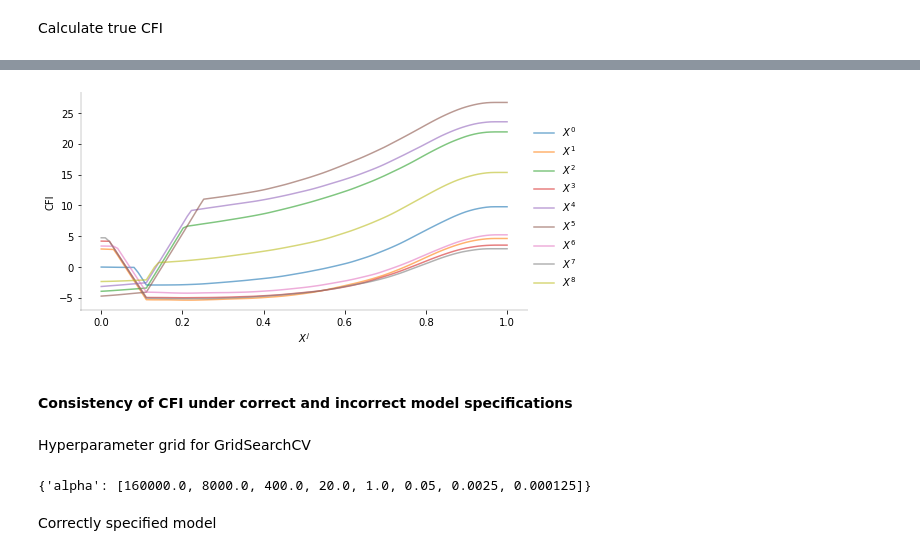
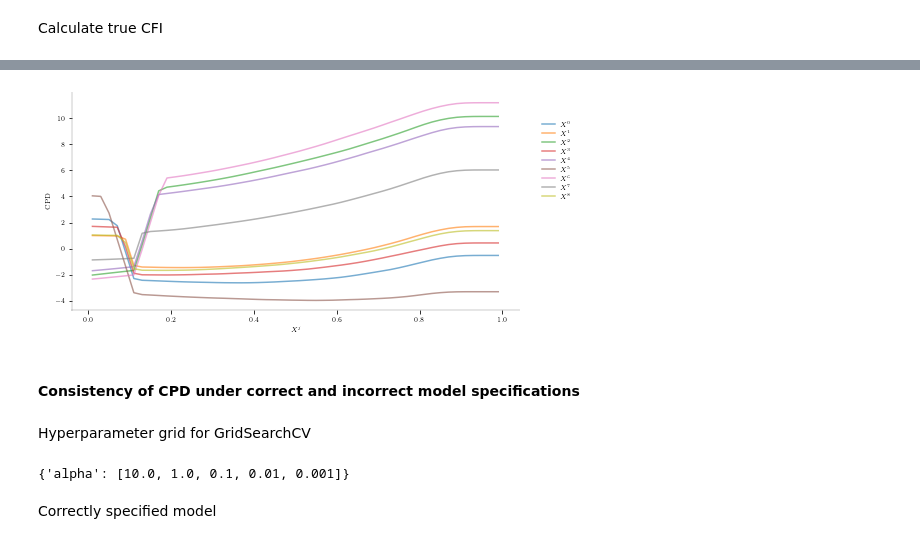
Before and after one commit to shimenghuang/KernelBiome, a Jupyter notebook: notebooks/consistency_of_cfi_and_cpd.ipynb, the cells around one changed output, grey strips where cells are left out. Cells and saved outputs as stored; diff of their text form; code cells hidden in the pictures.

```diff
--- a/notebooks/consistency_of_cfi_and_cpd.ipynb
+++ b/notebooks/consistency_of_cfi_and_cpd.ipynb
@@ -47,24 +36,34 @@ def true_fun(X):
+# %%
+# Note: this ref_pt is a global variable
+p = 9
+ref_pt = np.array([0.06544714, 0.08760064, 0.17203408, 0.07502236, 0.1642615,
+                   0.03761901, 0.18255478, 0.13099514, 0.08446536])
+
+def true_fun_(x):
+    return 100*k_hilbert2(x, ref_pt, a=1, b=-np.inf)
+
+def true_fun(X):
+    return vmap(true_fun_)(X)
 # %%
-def gen_data(n, true_fun):
-    mu = [0,0,0]
+def gen_data(n):
+    mu = [0, 0, 0]
     cov = [[1, 0.25, -0.25],
-        [0.25, 1, 0.25],
-        [-0.25, 0.25, 1]]
-    X1 = rng.multivariate_normal(mu, cov, n) # 0, 1, 2
-    X2 = rng.multivariate_normal(mu, cov, n) # 3, 4, 5
-    X3 = rng.multivariate_normal(mu, cov, n) # 6, 7, 8
+           [0.25, 1, 0.25],
+           [-0.25, 0.25, 1]]
+    X1 = rng.multivariate_normal(mu, cov, n)  # 0, 1, 2
+    X2 = rng.multivariate_normal(mu, cov, n)  # 3, 4, 5
+    X3 = rng.multivariate_normal(mu, cov, n)  # 6, 7, 8
     X = np.concatenate([X1, X2, X3], axis=1)
     X = np.exp(X)
-    X /= X.sum(axis=1)[:,None]
-    y = true_fun(X) + rng.normal(0,1,n)
+    X /= X.sum(axis=1)[:, None]
+    y = true_fun(X) + rng.normal(0, 1, n)
     return X, y
 # %% [markdown]
 Calculate true CFI
 # %%
-n = 10**4
+n = 10**3
 p = 9
-n_grid = 100
-cfi_vals_true = np.zeros((p,n_grid))
-supp_grid = get_gen_grid(n_grid, p, 0, 1)
-X, y = gen_data(n, true_fun)
-cfi_vals_true = get_cfi(X, supp_grid, true_fun)
+n_grid = 50
+supp_grid = get_gen_grid(n_grid, p, 0.01, 0.99)
+X, y = gen_data(n)
+cpd_vals_true = get_cpd(X, supp_grid, true_fun)
@@ -73,13 +70,13 @@ WARNING:absl:No GPU/TPU found, falling back to CPU. (Set TF_CPP_MIN_LOG_LEVEL=0
 # %%
 fig, axs = plt.subplots(1,1,figsize=(8,4))
-plot_cfi(supp_grid, cfi_vals_true, labels=[f'$X^{jj}$' for jj in range(X.shape[1])], axs=axs)
+plot_cpd(supp_grid, cpd_vals_true, labels=[f'$X^{jj}$' for jj in range(X.shape[1])], axs=axs)
 handles, labels = axs.get_legend_handles_labels()
 fig.legend(handles, labels, bbox_to_anchor=(1, 0.8), frameon=False)
 plt.show()
 # %% [output]
-[figure, old version]
+[figure, new version]
 # %% [markdown]
-#### Consistency of CFI under correct and incorrect model specifications
+#### Consistency of CPD under correct and incorrect model specifications
 # %%
 def run_consistency(ns, gen_data_fun, estimator_fun, n_repeat=10):
     """
@@ -111,12 +108,10 @@ def run_consistency(ns, gen_data_fun, estimator_fun, n_repeat=10):
 # %% [markdown]
 Hyperparameter grid for GridSearchCV
 # %%
-# param_grid_svm = dict(C=[10**x for x in [-2,-1,0,1,2]])
-# print(param_grid_svm)
-param_grid_kr = dict(alpha=[1/20**x for x in [-4,-3,-2,-1,0,1,2,3]])
+param_grid_kr = dict(alpha=[1/10**x for x in [-1, 0, 1, 2, 3]])
 print(param_grid_kr)
 # %% [output]
-{'alpha': [160000.0, 8000.0, 400.0, 20.0, 1.0, 0.05, 0.0025, 0.000125]}
+{'alpha': [10.0, 1.0, 0.1, 0.01, 0.001]}
 # %% [markdown]
 Correctly specified model
 # %%
```
Also changed, not shown: parts of 34 cells of this notebook, 32 other files.
